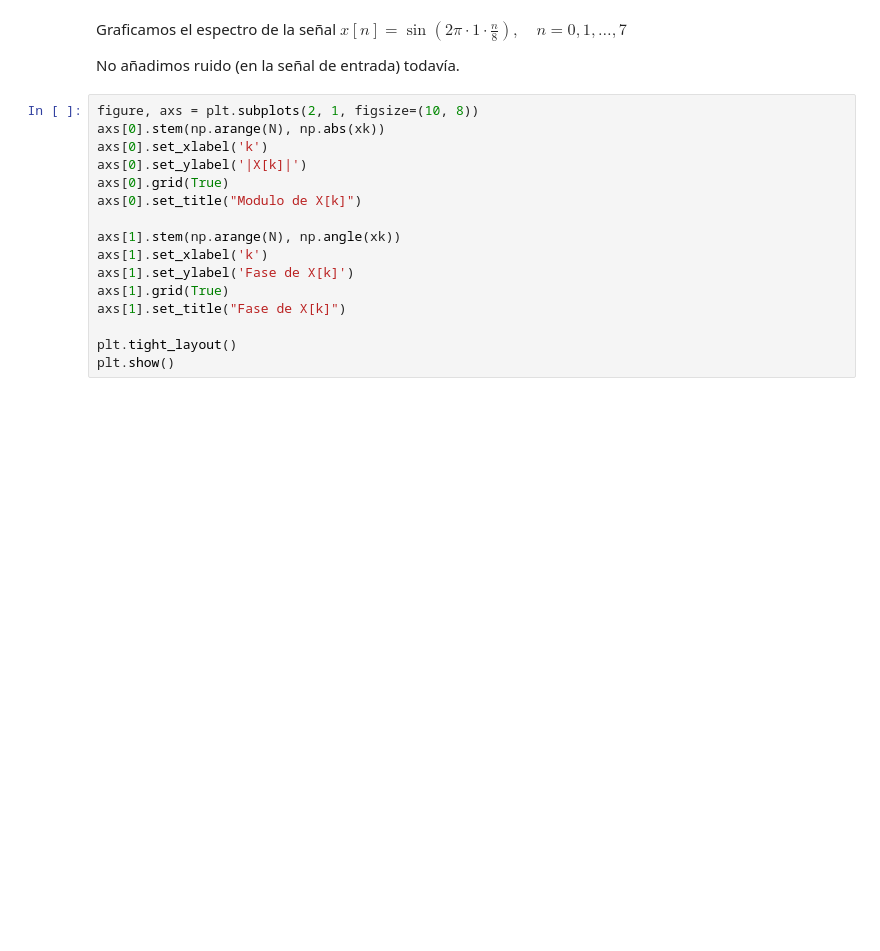
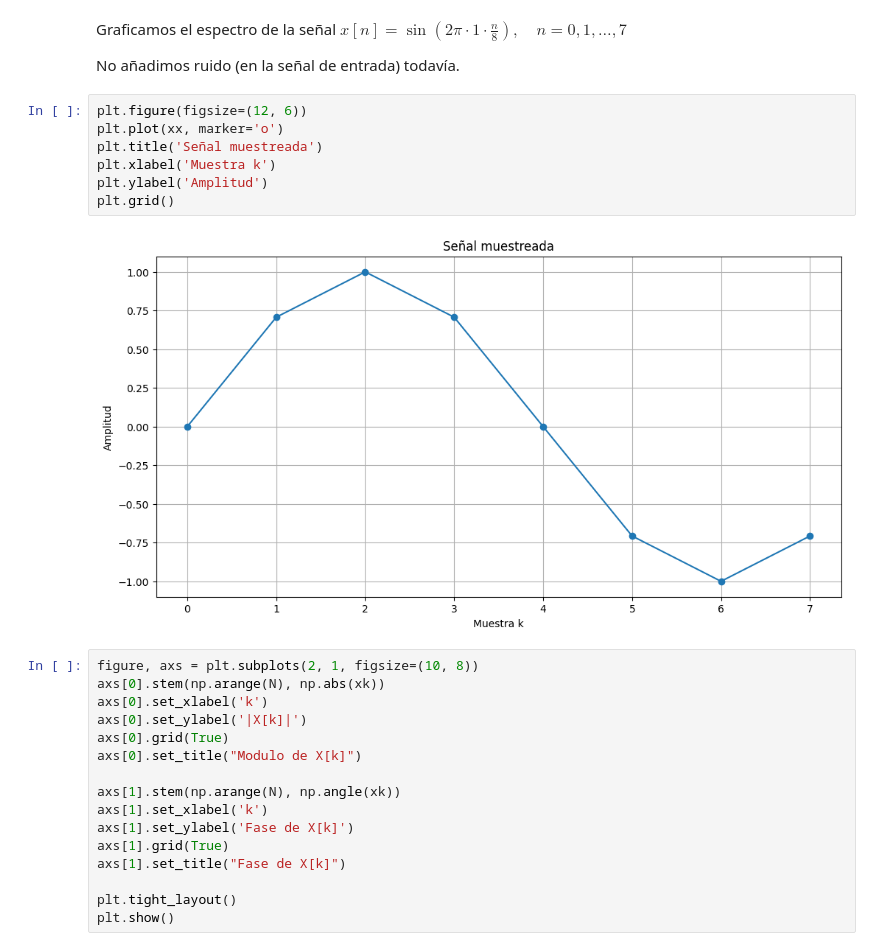
Before and after one commit to tomzuran/PDS2026, a Jupyter notebook: dft.ipynb, the cells around one changed output. Drawn from its saved outputs; the diff is of its cells as text; blank space fills up the shorter version.

```diff
--- a/dft.ipynb
+++ b/dft.ipynb
@@ -84,6 +84,15 @@ xk = pds_dft(xx)
 Graficamos el espectro de la señal $x[n] = \sin\left(2\pi \cdot 1 \cdot \frac{n}{8}\right), \quad n = 0, 1, \dots, 7$
 
 No añadimos ruido (en la señal de entrada) todavía.
+# %%
+plt.figure(figsize=(12, 6))
+plt.plot(xx, marker='o')
+plt.title('Señal muestreada')
+plt.xlabel('Muestra k')
+plt.ylabel('Amplitud')
+plt.grid()
+# %% [output]
+[figure, added]
 # %%
 figure, axs = plt.subplots(2, 1, figsize=(10, 8))
 axs[0].stem(np.arange(N), np.abs(xk))
```
Also changed, not shown: parts of 14 cells of this notebook.
